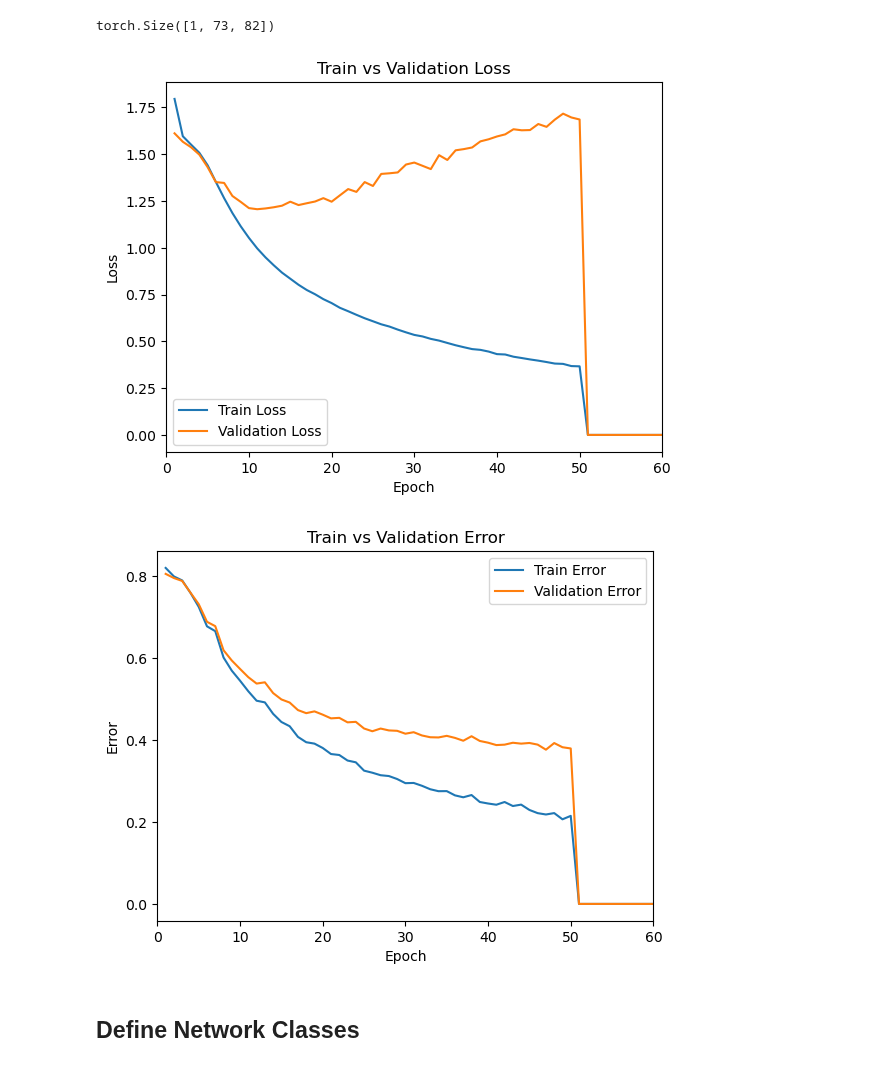
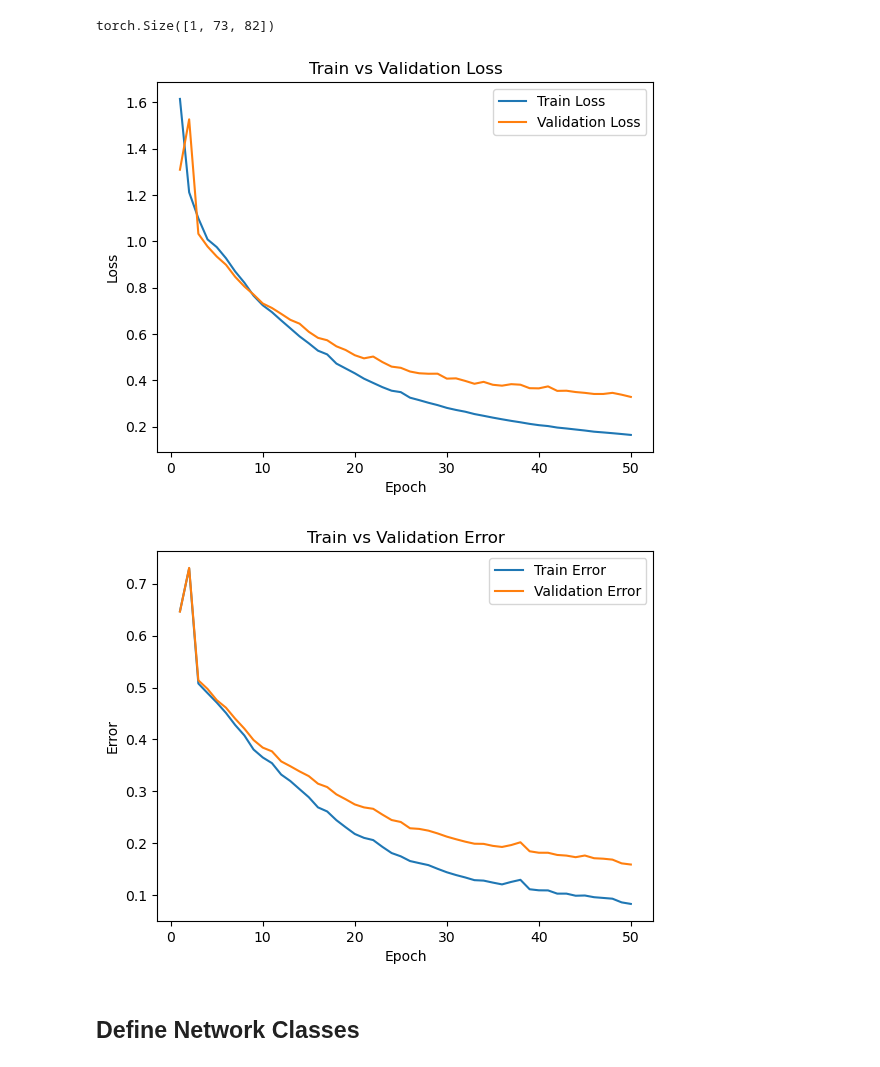
Before and after one commit to nabethg/ScribeSmith, a Jupyter notebook: train_recognizer_copy.ipynb, the cells around one changed output. Drawn from its saved outputs; the diff is of its cells as text; code cells hidden in the pictures.

```diff
--- a/train_recognizer_copy.ipynb
+++ b/train_recognizer_copy.ipynb
@@ -541,7 +496,6 @@ def get_accuracy(device, recognizer, recognizer_loader):
 
     for i, (line_image_batch, line_text_batch) in enumerate(recognizer_loader, 0):
         line_image_batch = line_image_batch.to(device)
-        line_text_batch
         recognizer_outputs = torch.argmax(recognizer(line_image_batch), 1)
         recognizer_pred = create_strings_from_tensor(recognizer_outputs)
 
@@ -553,6 +507,28 @@ def get_accuracy(device, recognizer, recognizer_loader):
     return acc / (i+1)
 
 
+def get_pytesseract_accuracy(device, val_line_dataset):
+
+    acc = 0
+
+    for i, (image, text) in enumerate(val_line_dataset, 0):
+
+        image = image.to(device)
+        to_pil_image = ToPILImage()
+        image = to_pil_image(image)
+
+        pred = pytesseract.image_to_string(image)
+        pred = pred.replace('\n', '')
+
+
+        label = "".join(create_strings_from_tensor(text))
+
+        print(pred, "\n", label, "\n", calculate_recog_accuracy(pred, label), "\n\n")
+
+        acc += calculate_recog_accuracy(pred, label)
+
+
+    return acc / (i+1)
 
 def get_model_name(name, batch_size, learning_rate, epoch):
     path = "model_{0}_bs{1}_lr{2}_epoch{3}".format(name,
@@ -575,7 +551,6 @@ def plot_training_curve(path):
     plt.plot(range(1,n+1), val_loss, label="Validation")
     plt.xlabel("Epoch")
     plt.ylabel("Loss")
-    plt.xlim(0, 60)
     plt.legend(["Train Loss", "Validation Loss"])
     plt.show()
 
@@ -584,7 +559,6 @@ def plot_training_curve(path):
     plt.plot(range(1,n+1), val_acc, label="Validation")
     plt.xlabel("Epoch")
     plt.ylabel("Error")
-    plt.xlim(0, 60)
     plt.legend(["Train Error", "Validation Error"])
     plt.show()
 # %%
@@ -694,8 +667,8 @@ def train(recognizer,
-# %%
-plot_training_curve("./recognizers/08-10-2023-15-54-31_model_recognizer_bs8_lr0.0005_epoch-1")
-# %% [output]
-[figure, removed]
-[figure, removed]
+# %%
+plot_training_curve("./trained_rec/model_recognizer_bs8_lr0.0005_epoch-1")
+# %% [output]
+[figure, added]
+[figure, added]
 # %% [markdown]
 ## Define Network Classes
 # %% [markdown]
```
Also changed, not shown: parts of 8 cells of this notebook.
